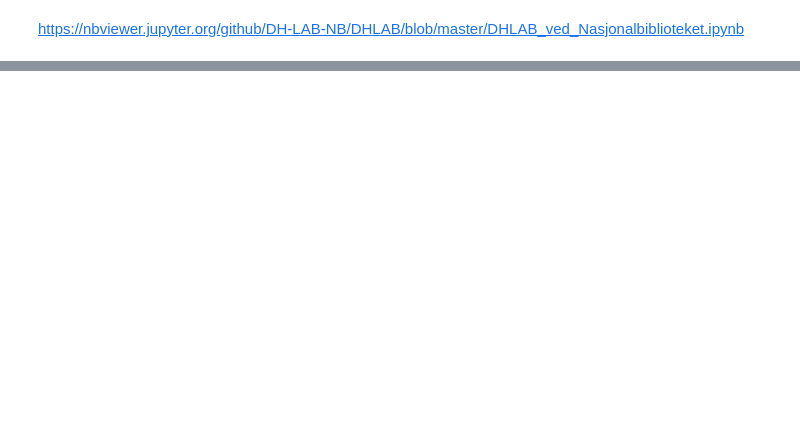
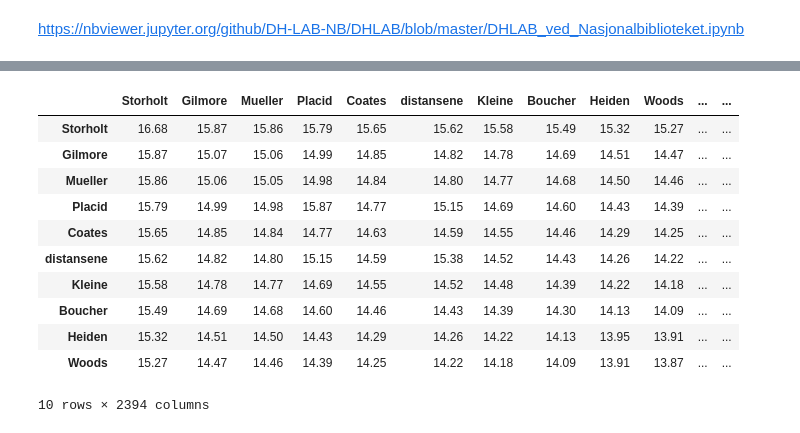
Before and after one commit to Yoonsen/Miscellaneous-Notebooks, a Jupyter notebook: DHlab_språkbanken/dhlab.ipynb, the cells around one changed output, grey strips where cells are left out. Cells and saved outputs as stored; diff of their text form; code cells hidden in the pictures; blank space fills up the shorter version.

```diff
--- a/DHlab_språkbanken/dhlab.ipynb
+++ b/DHlab_språkbanken/dhlab.ipynb
@@ -34,0 +118,2 @@ https://nbviewer.jupyter.org/github/DH-LAB-NB/DHLAB/blob/master/DHLAB_ved_Nasjon
+# %%
+dtm = pd.concat([nb.frame(nb.get_freq(u, top = 0, cutoff = 0), str(u)) for u in nb.pure_urn(corpus)[:20]], axis = 1)
@@ -34,0 +140,2 @@ https://nbviewer.jupyter.org/github/DH-LAB-NB/DHLAB/blob/master/DHLAB_ved_Nasjon
+# %%
+dtm_key = pd.concat([((dtm[x]/dtm[x].sum())/(tot.freq/tot.freq.sum())).sort_values(ascending=False).head(150) for x in dtm], axis = 1)
@@ -34,0 +160,16 @@ https://nbviewer.jupyter.org/github/DH-LAB-NB/DHLAB/blob/master/DHLAB_ved_Nasjon
+# %%
+from math import log
+graph.replace(0,0.1).fillna(0.1).applymap(log).head(10).applymap(lambda x: round(x,2))
+# %% [output]
+|  | Storholt | Gilmore | Mueller | Placid | Coates | distansene | Kleine | Boucher | Heiden | Woods | ... | ... |
+| Storholt | 16.68 | 15.87 | 15.86 | 15.79 | 15.65 | 15.62 | 15.58 | 15.49 | 15.32 | 15.27 | ... | ... |
+| Gilmore | 15.87 | 15.07 | 15.06 | 14.99 | 14.85 | 14.82 | 14.78 | 14.69 | 14.51 | 14.47 | ... | ... |
+| Mueller | 15.86 | 15.06 | 15.05 | 14.98 | 14.84 | 14.80 | 14.77 | 14.68 | 14.50 | 14.46 | ... | ... |
+| Placid | 15.79 | 14.99 | 14.98 | 15.87 | 14.77 | 15.15 | 14.69 | 14.60 | 14.43 | 14.39 | ... | ... |
+| Coates | 15.65 | 14.85 | 14.84 | 14.77 | 14.63 | 14.59 | 14.55 | 14.46 | 14.29 | 14.25 | ... | ... |
+| distansene | 15.62 | 14.82 | 14.80 | 15.15 | 14.59 | 15.38 | 14.52 | 14.43 | 14.26 | 14.22 | ... | ... |
+| Kleine | 15.58 | 14.78 | 14.77 | 14.69 | 14.55 | 14.52 | 14.48 | 14.39 | 14.22 | 14.18 | ... | ... |
+| Boucher | 15.49 | 14.69 | 14.68 | 14.60 | 14.46 | 14.43 | 14.39 | 14.30 | 14.13 | 14.09 | ... | ... |
+| Heiden | 15.32 | 14.51 | 14.50 | 14.43 | 14.29 | 14.26 | 14.22 | 14.13 | 13.95 | 13.91 | ... | ... |
+| Woods | 15.27 | 14.47 | 14.46 | 14.39 | 14.25 | 14.22 | 14.18 | 14.09 | 13.91 | 13.87 | ... | ... |
+10 rows × 2394 columns
```
Also changed, not shown: parts of 26 cells of this notebook.
